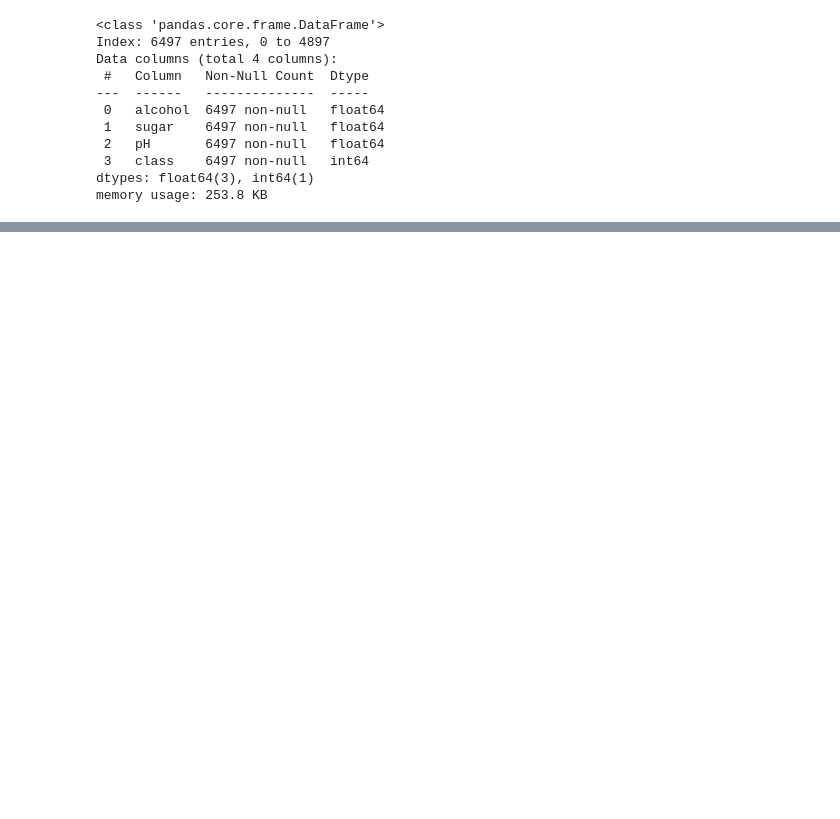
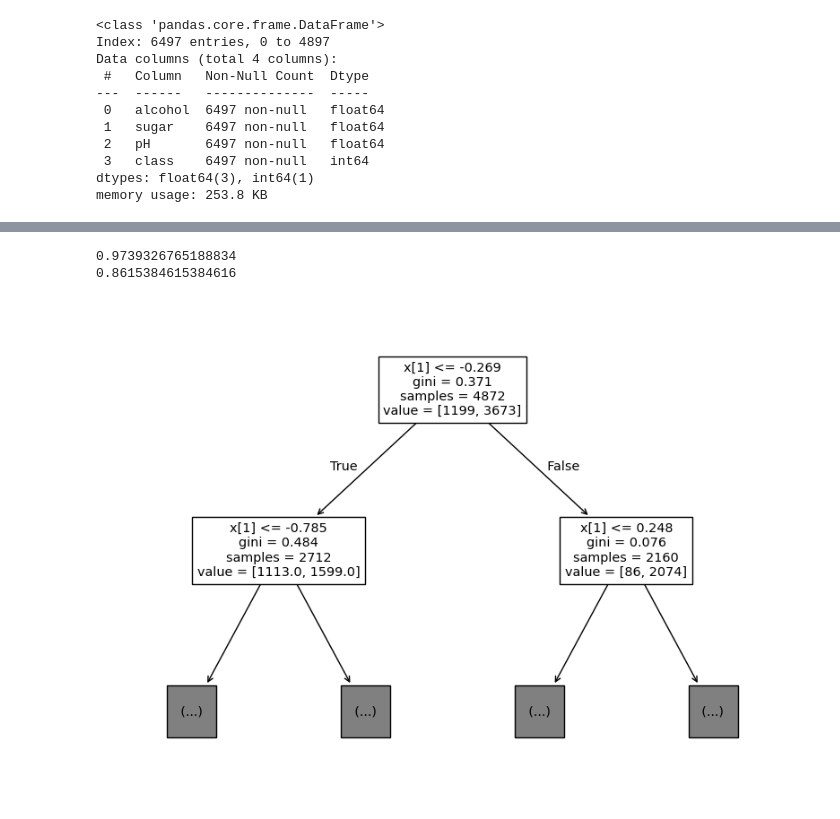
Before and after one commit to Minhyeok0330/machine_learning, a Jupyter notebook: 5-1.ipynb, the cells around one changed output, grey strips where cells are left out. Cells and saved outputs as stored; diff of their text form; code cells hidden in the pictures; blank space fills up the shorter version.

```diff
--- a/5-1.ipynb
+++ b/5-1.ipynb
@@ -78,0 +77,20 @@ print(lr.score(test_scaled, test_target))
+# %%
+from sklearn.tree import DecisionTreeClassifier
+
+dt = DecisionTreeClassifier(max_depth=14)
+
+dt.fit(train_scaled, train_target)
+print(dt.score(train_scaled, train_target))
+print(dt.score(test_scaled, test_target))
+# %% [output]
+0.9739326765188834
+0.8615384615384616
+# %%
+import matplotlib.pyplot as plt
+from sklearn.tree import plot_tree
+
+plt.figure(figsize=(10, 7))
+plot_tree(dt, max_depth=1) #max_depth가 height를 자르는 그런...조건이겠죠?
+plt.show()
+# %% [output]
+[figure, added]
```
Also changed, not shown: parts of 2 cells of this notebook, 1 other file.
